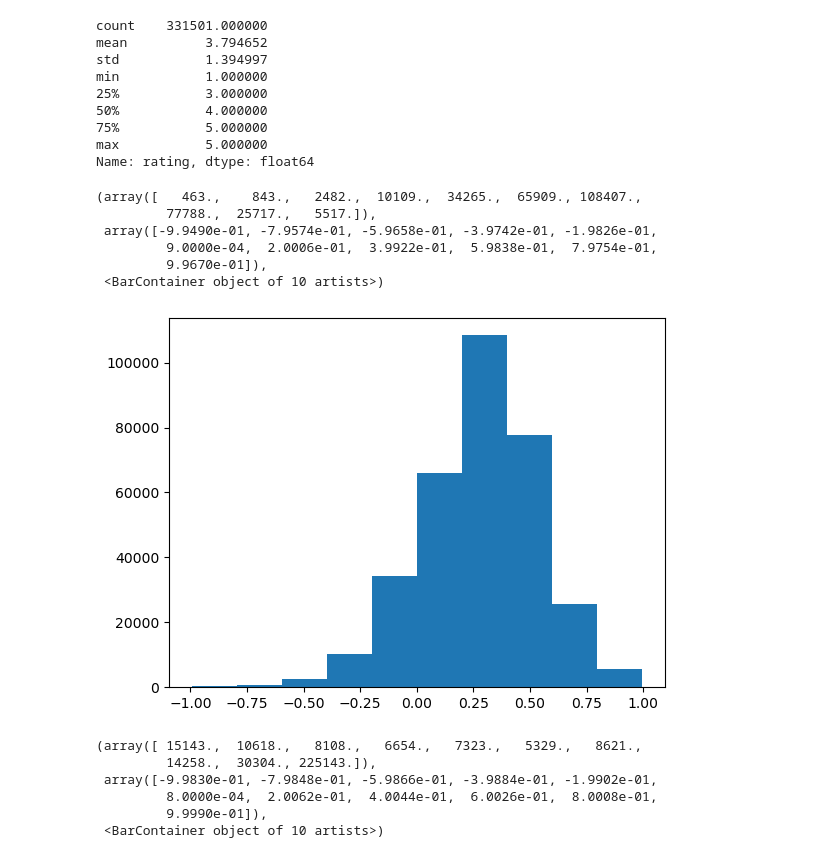
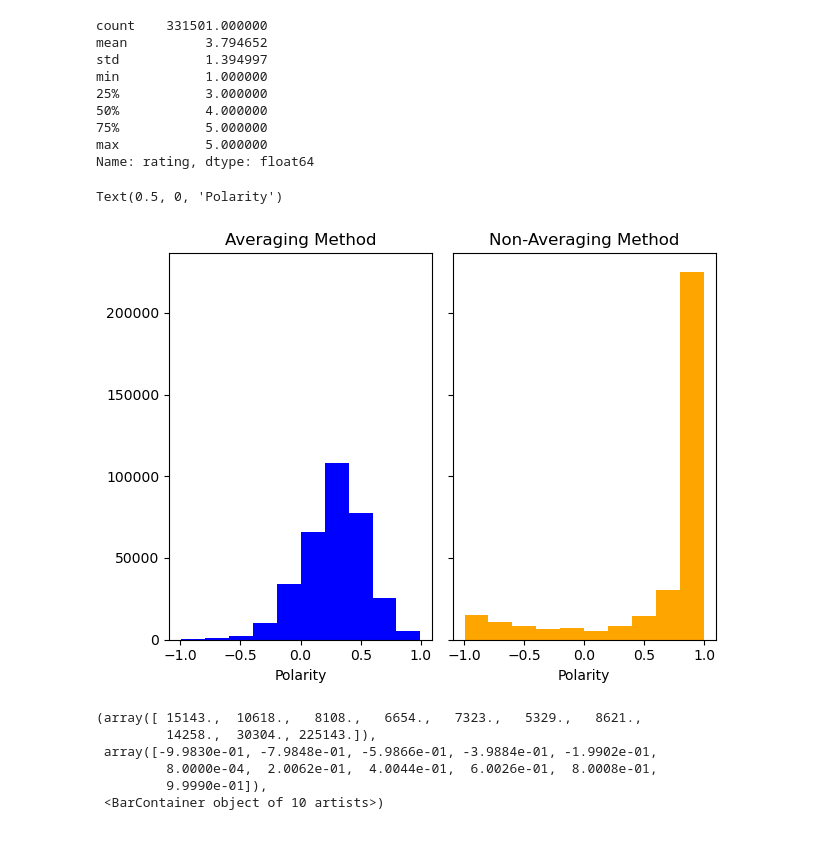
Before and after one commit to mabdullah-nyu/DSGA-1007-Project, a Jupyter notebook: analysis.ipynb, the cells around one changed output. Cells and saved outputs as stored; diff of their text form; code cells hidden in the pictures.

```diff
--- a/analysis.ipynb
+++ b/analysis.ipynb
@@ -548,3 +548,13 @@ df.head()
 | 2 | 531.0 | 186.0 | 2023.0 | 5/24/2023 | 4.0 | The real deal Japanese rice. Cris... | ani-ramen-house-new-york | Ani Ramen House | ... |
 | 3 | 770.0 | 213.0 | 2023.0 | 7/18/2023 | 3.0 | This is located within Brookfield... | ani-ramen-house-new-york | Ani Ramen House | ... |
 | 4 | 692.0 | 185.0 | 2023.0 | 11/12/2022 | 1.0 | I have been wanting to try Ani Ra... | ani-ramen-house-new-york | Ani Ramen House | ... |
+# %%
+# Save a copy dataframe for the train
+copier = df.copy()
+df = copier.copy()
+df_1 = df.copy()
+df_2 = df_1.copy()
+df_3 = df_2.copy()
+df_4 = df_3.copy()
+df_5 = df_4.copy()
+df_6 = df_5.copy()
@@ -608,16 +631,19 @@ min           1.000000
 75%           5.000000
 max           5.000000
 Name: rating, dtype: float64
-# %%
-plt.hist(df['polarity']) # Gives us a better spread, obv make these better for final output
-# %% [output]
-(array([   463.,    843.,   2482.,  10109.,  34265.,  65909., 108407.,
-         77788.,  25717.,   5517.]),
- array([-9.9490e-01, -7.9574e-01, -5.9658e-01, -3.9742e-01, -1.9826e-01,
-         9.0000e-04,  2.0006e-01,  3.9922e-01,  5.9838e-01,  7.9754e-01,
-         9.9670e-01]),
- <BarContainer object of 10 artists>)
-[figure, removed]
+# %%
+# Plot the distributions (we get better spread)
+fig, ax = plt.subplots(1, 2, sharey=True, tight_layout=True)
+
+ax[0].hist(df['polarity'], bins = 10, color = 'blue')
+ax[0].set_title('Averaging Method')
+ax[0].set_xlabel('Polarity')
+ax[1].hist(df['polarity_total'], bins = 10, color = 'orange')
+ax[1].set_title('Non-Averaging Method')
+ax[1].set_xlabel('Polarity')
+# %% [output]
+Text(0.5, 0, 'Polarity')
+[figure, added]
 # %%
 plt.hist(df['polarity_total'])
 # %% [output]
```
Also changed, not shown: parts of 25 cells of this notebook.
